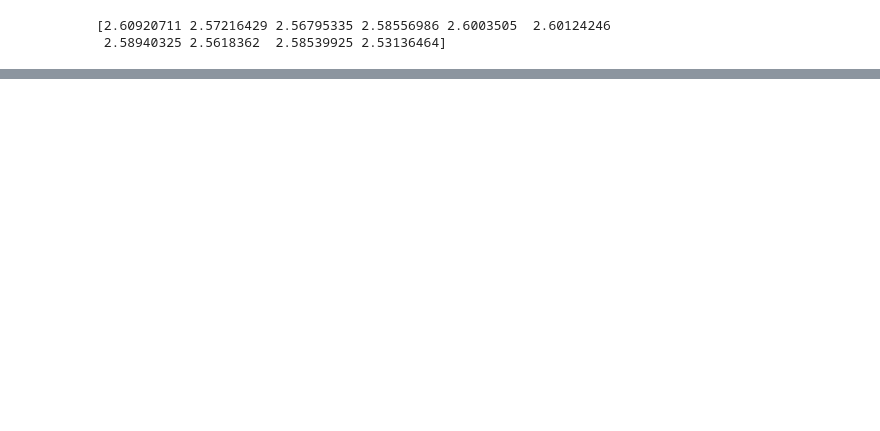
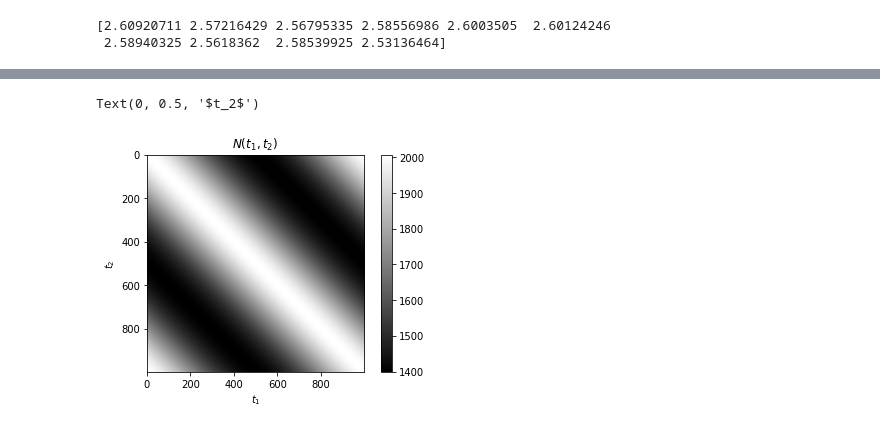
Before and after one commit to dodelson/SPT, a Jupyter notebook: Naess.ipynb, the cells around one changed output, grey strips where cells are left out. Cells and saved outputs as stored; diff of their text form; code cells hidden in the pictures; blank space fills up the shorter version.

```diff
--- a/Naess.ipynb
+++ b/Naess.ipynb
@@ -259,0 +308,9 @@ so if one pixel has large noise so will all the others and all will give a simil
+# %%
+plt.imshow(np.linalg.inv(F), cmap='gray')  # Use 'gray' for grayscale images, or other colormaps
+plt.colorbar()  # Add a colorbar to show the value mapping
+plt.title('$N(t_1,t_2)$')
+plt.xlabel('$t_1$')
+plt.ylabel('$t_2$')
+# %% [output]
+Text(0, 0.5, '$t_2$')
+[figure, added]
```
Also changed, not shown: parts of 23 cells of this notebook.
